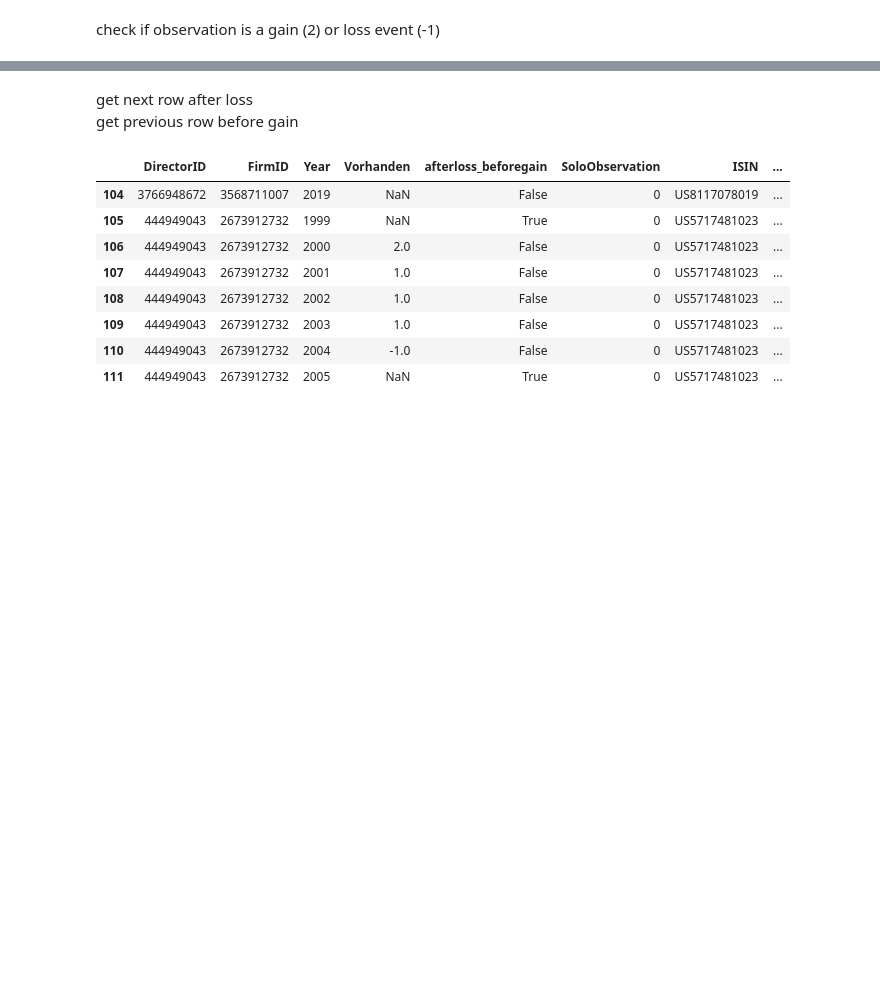
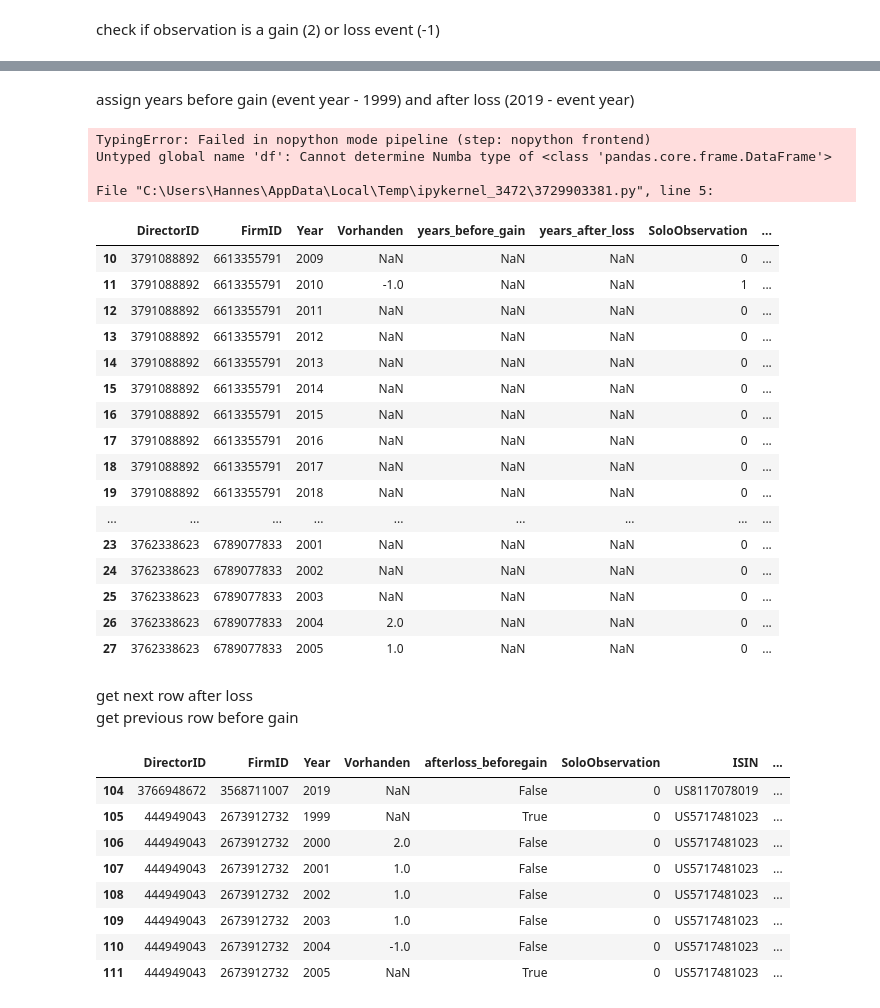
Before and after one commit to hannez11/director-project, a Jupyter notebook: director-firm-year panel.ipynb, the cells around one changed output, grey strips where cells are left out. Drawn from its saved outputs; the diff is of its cells as text; code cells hidden in the pictures; blank space fills up the shorter version.

```diff
--- a/director-firm-year panel.ipynb
+++ b/director-firm-year panel.ipynb
@@ -65,0 +84,2 @@ df[104:112]
+# %% [markdown]
+assign years before gain (event year - 1999) and after loss (2019 - event year)
@@ -66,3 +94,42 @@ df[104:112]
+# %%
+from numba import jit
+
+@jit(nopython=True)
+def numbatest():
+    for ind in df.index: #manually loop through all columns
+        if df.loc[ind, "Vorhanden"] == 2: #check if gain
+            for i in range(1,(df.loc[ind, "Year"] - 1999) + 1):
+                df.loc[(ind - i), "years_before_gain"] = i #fill year minus 1999 previous rows
+        # elif df.loc[ind, "Vorhanden"] == -1: #check if loss
+        #     for i in range(1,(2019 - df.loc[ind, "Year"]) + 1):
+        #         df.loc[(ind + i), "years_after_loss"] = i #fill year minus 1999 previous rows
+
+numbatest()
+# %% [output]
+TypingError: Failed in nopython mode pipeline (step: nopython frontend)
+Untyped global name 'df': Cannot determine Numba type of <class 'pandas.core.frame.DataFrame'>
+
+File "C:\Users\Hannes\AppData\Local\Temp\ipykernel_3472\3729903381.py", line 5:
+# %%
+df[10:28]
+# %% [output]
+|  | DirectorID | FirmID | Year | Vorhanden | years_before_gain | years_after_loss | SoloObservation | ... |
+| 10 | 3791088892 | 6613355791 | 2009 | NaN | NaN | NaN | 0 | ... |
+| 11 | 3791088892 | 6613355791 | 2010 | -1.0 | NaN | NaN | 1 | ... |
+| 12 | 3791088892 | 6613355791 | 2011 | NaN | NaN | NaN | 0 | ... |
+| 13 | 3791088892 | 6613355791 | 2012 | NaN | NaN | NaN | 0 | ... |
+| 14 | 3791088892 | 6613355791 | 2013 | NaN | NaN | NaN | 0 | ... |
+| 15 | 3791088892 | 6613355791 | 2014 | NaN | NaN | NaN | 0 | ... |
+| 16 | 3791088892 | 6613355791 | 2015 | NaN | NaN | NaN | 0 | ... |
+| 17 | 3791088892 | 6613355791 | 2016 | NaN | NaN | NaN | 0 | ... |
+| 18 | 3791088892 | 6613355791 | 2017 | NaN | NaN | NaN | 0 | ... |
+| 19 | 3791088892 | 6613355791 | 2018 | NaN | NaN | NaN | 0 | ... |
+| ... | ... | ... | ... | ... | ... | ... | ... | ... |
+| 23 | 3762338623 | 6789077833 | 2001 | NaN | NaN | NaN | 0 | ... |
+| 24 | 3762338623 | 6789077833 | 2002 | NaN | NaN | NaN | 0 | ... |
+| 25 | 3762338623 | 6789077833 | 2003 | NaN | NaN | NaN | 0 | ... |
+| 26 | 3762338623 | 6789077833 | 2004 | 2.0 | NaN | NaN | 0 | ... |
+| 27 | 3762338623 | 6789077833 | 2005 | 1.0 | NaN | NaN | 0 | ... |
 # %% [markdown]
 get next row after loss \
 get previous row before gain
```
Also changed, not shown: parts of 15 cells of this notebook, 1 other file.
